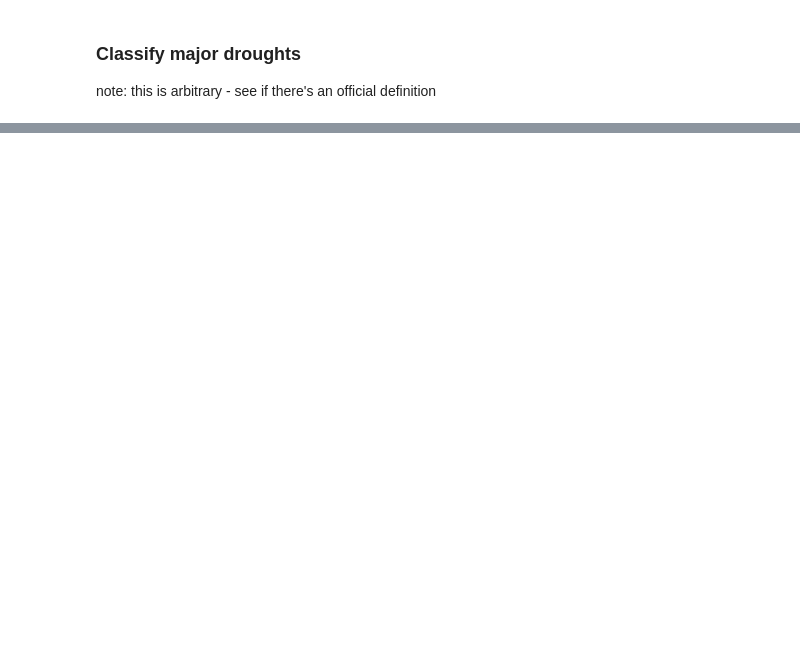
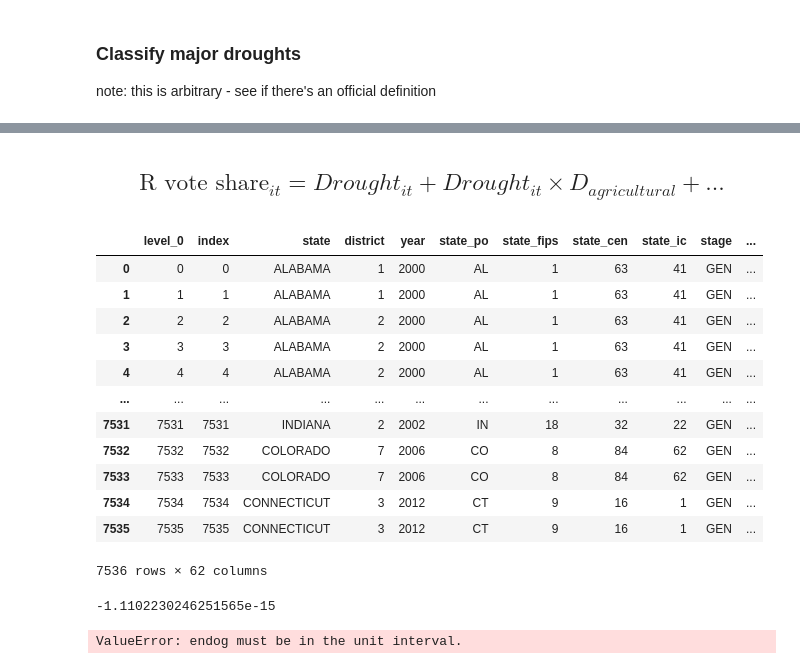
Before and after one commit to m-gaster/Droughts-and-US-Voting, a Jupyter notebook: Impact of Drought on US Voting.ipynb, the cells around one changed output, grey strips where cells are left out. Drawn from its saved outputs; the diff is of its cells as text; code cells hidden in the pictures; blank space fills up the shorter version.

```diff
--- a/Impact of Drought on US Voting.ipynb
+++ b/Impact of Drought on US Voting.ipynb
@@ -844,6 +918,35 @@ need to convert drought vars to dummies and/or other more usable forms
+# %%
+# elec_df = elec_df.reset_index()
+state_set = set(elec_df['state'])
+year_set = set(elec_df['year'])
+
+levels_of_drought = ['No_drought', 'D0', 'D1', 'D2', 'D3', 'D4']
+
+for level in levels_of_drought:
+    elec_df[level + '_avg'] = np.nan
+#     elec_df[level + 'vs_avg'] = np.nan
+
+for state in state_set:
+    for district in set(elec_df[elec_df['state']==state]['district']):
+        state_district_filter = (elec_df['state']==state) & (elec_df['district']==district)
+
+        for level in levels_of_drought:
+
+            elec_df.loc[state_district_filter, str(level + '_avg')] = elec_df[state_district_filter][level].mean()  #take average
+
+
+for level in levels_of_drought:
+    elec_df[level + '_vs_avg'] = elec_df[level] - elec_df[level + '_avg']
 # %% [markdown]
 ### Classify major droughts
 
 note: this is arbitrary - see if there's an official definition
-# %%
-elec_df["major_drought"] = (elec_df['D4'] >= 40)
+# %%
+major_drought_filter = (elec_df['D3'] >= 40)
+major_unexpected_drought_filter = elec_df['D3_vs_avg'] >= 20
+
+elec_df["major_drought"] = major_drought_filter
+elec_df['major_unexpected_drought'] = major_unexpected_drought_filter
+
+print(f'there are {sum(major_drought_filter)} observations of major_drought')
+print(f'there are {sum(major_unexpected_drought_filter)} observations of major_unexpected_drought')
@@ -853,0 +966,2 @@ elec_df['year'] = elec_df['year'].astype(str)
+# %%
+elec_df['incumbent_lost'] = elec_df['incumbent'] * (1 - elec_df['winner'])
@@ -881,0 +1047,28 @@ elec_df['turnout_minus_predicted_all_years']
+# %% [markdown]
+## \begin{equation} \text{R vote share}_{it} = Drought_{it} + Drought_{it} \times D_{agricultural} + ... \end{equation}
+# %%
+elec_df.rename(columns={'Republican_predicted_voteshare_all_years': 'Republican_pred_voteshare_minus_actual_all_years'})
+# %% [output]
+|  | level_0 | index | state | district | year | state_po | state_fips | state_cen | state_ic | stage | ... |
+| 0 | 0 | 0 | ALABAMA | 1 | 2000 | AL | 1 | 63 | 41 | GEN | ... |
+| 1 | 1 | 1 | ALABAMA | 1 | 2000 | AL | 1 | 63 | 41 | GEN | ... |
+| 2 | 2 | 2 | ALABAMA | 2 | 2000 | AL | 1 | 63 | 41 | GEN | ... |
+| 3 | 3 | 3 | ALABAMA | 2 | 2000 | AL | 1 | 63 | 41 | GEN | ... |
+| 4 | 4 | 4 | ALABAMA | 2 | 2000 | AL | 1 | 63 | 41 | GEN | ... |
+| ... | ... | ... | ... | ... | ... | ... | ... | ... | ... | ... | ... |
+| 7531 | 7531 | 7531 | INDIANA | 2 | 2002 | IN | 18 | 32 | 22 | GEN | ... |
+| 7532 | 7532 | 7532 | COLORADO | 7 | 2006 | CO | 8 | 84 | 62 | GEN | ... |
+| 7533 | 7533 | 7533 | COLORADO | 7 | 2006 | CO | 8 | 84 | 62 | GEN | ... |
+| 7534 | 7534 | 7534 | CONNECTICUT | 3 | 2012 | CT | 9 | 16 | 1 | GEN | ... |
+| 7535 | 7535 | 7535 | CONNECTICUT | 3 | 2012 | CT | 9 | 16 | 1 | GEN | ... |
+7536 rows × 62 columns
+# %%
+elec_df['Republican_pred_voteshare_minus_actual_all_years'].min()
+# %% [output]
+-1.1102230246251565e-15
+# %%
+rep_voteshare_ols_regression = smf.logit(formula=f'Republican_pred_voteshare_minus_actual_all_years ~ {indep_var_str}', data=elec_df)
+rep_voteshare_ols_regression_result = rep_voteshare_ols_regression.fit(cov_type = 'HC0')
+print(rep_voteshare_ols_regression_result.summary())
+# %% [output]
+ValueError: endog must be in the unit interval.
```
Also changed, not shown: parts of 65 cells of this notebook.
